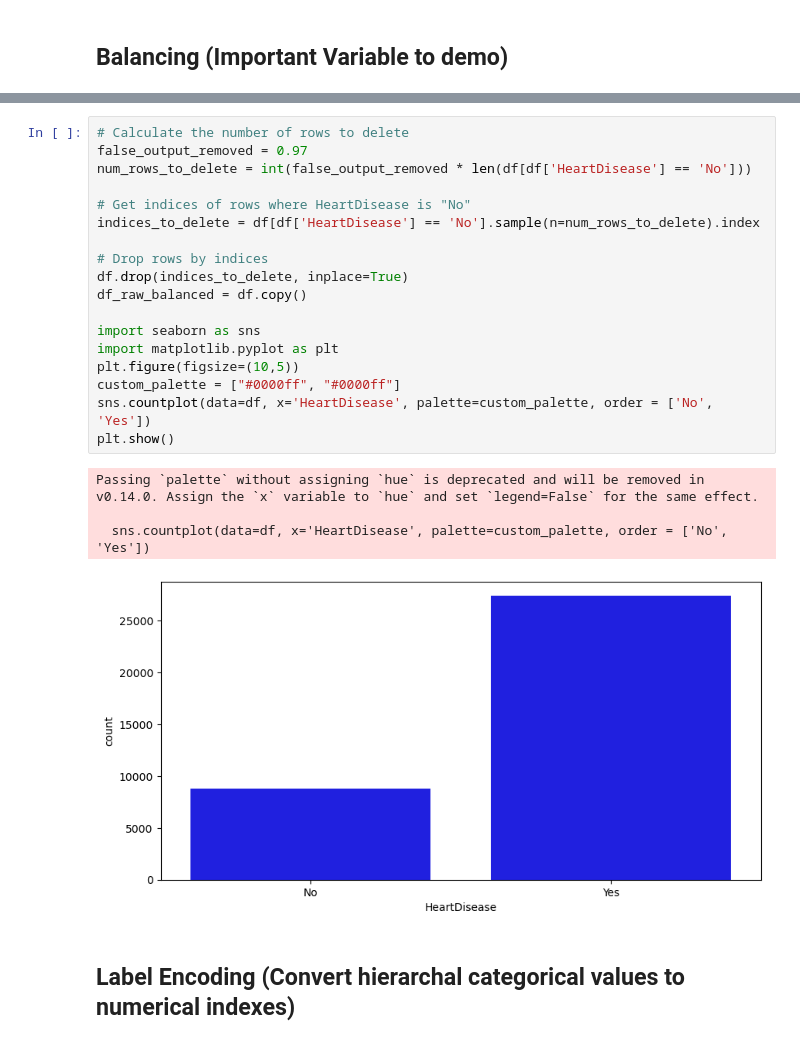
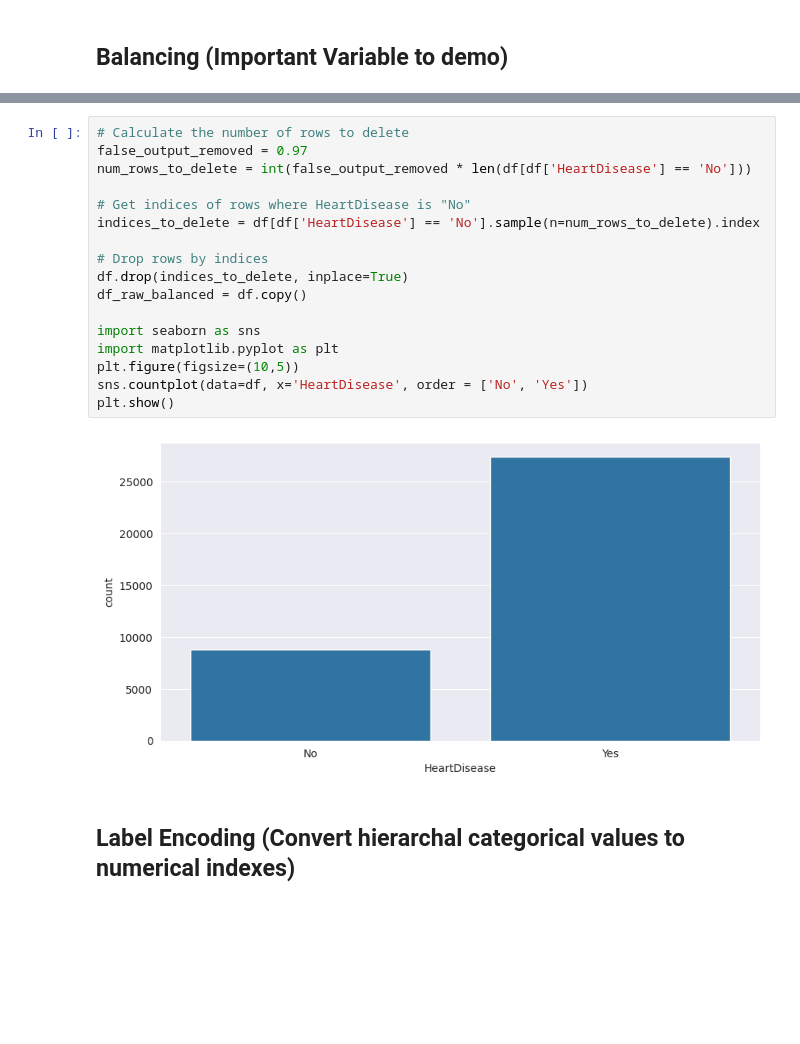
Before and after one commit to Tomas-Deane/EPIC3REAL, a Jupyter notebook: EPIC3.ipynb, the cells around one changed output, grey strips where cells are left out. Saved outputs shown, nothing was run; the diff lists cells and outputs as text; blank space fills up the shorter version.

```diff
--- a/EPIC3.ipynb
+++ b/EPIC3.ipynb
@@ -62,26 +58,22 @@ Passing `palette` without assigning `hue` is deprecated and will be removed in v
 # %%
 # Calculate the number of rows to delete
 false_output_removed = 0.97
 num_rows_to_delete = int(false_output_removed * len(df[df['HeartDisease'] == 'No']))
 
 # Get indices of rows where HeartDisease is "No"
 indices_to_delete = df[df['HeartDisease'] == 'No'].sample(n=num_rows_to_delete).index
 
 # Drop rows by indices
 df.drop(indices_to_delete, inplace=True)
 df_raw_balanced = df.copy()
 
 import seaborn as sns
 import matplotlib.pyplot as plt
 plt.figure(figsize=(10,5))
-custom_palette = ["#0000ff", "#0000ff"]
-sns.countplot(data=df, x='HeartDisease', palette=custom_palette, order = ['No', 'Yes'])
+sns.countplot(data=df, x='HeartDisease', order = ['No', 'Yes'])
 plt.show()
 # %% [output]
-Passing `palette` without assigning `hue` is deprecated and will be removed in v0.14.0. Assign the `x` variable to `hue` and set `legend=False` for the same effect.
-
-  sns.countplot(data=df, x='HeartDisease', palette=custom_palette, order = ['No', 'Yes'])
-[figure, old version]
+[figure, new version]
 # %% [markdown]
 ## Label Encoding (Convert hierarchal categorical values to numerical indexes)
 # %%
```
Also changed, not shown: parts of 1 cell of this notebook.
